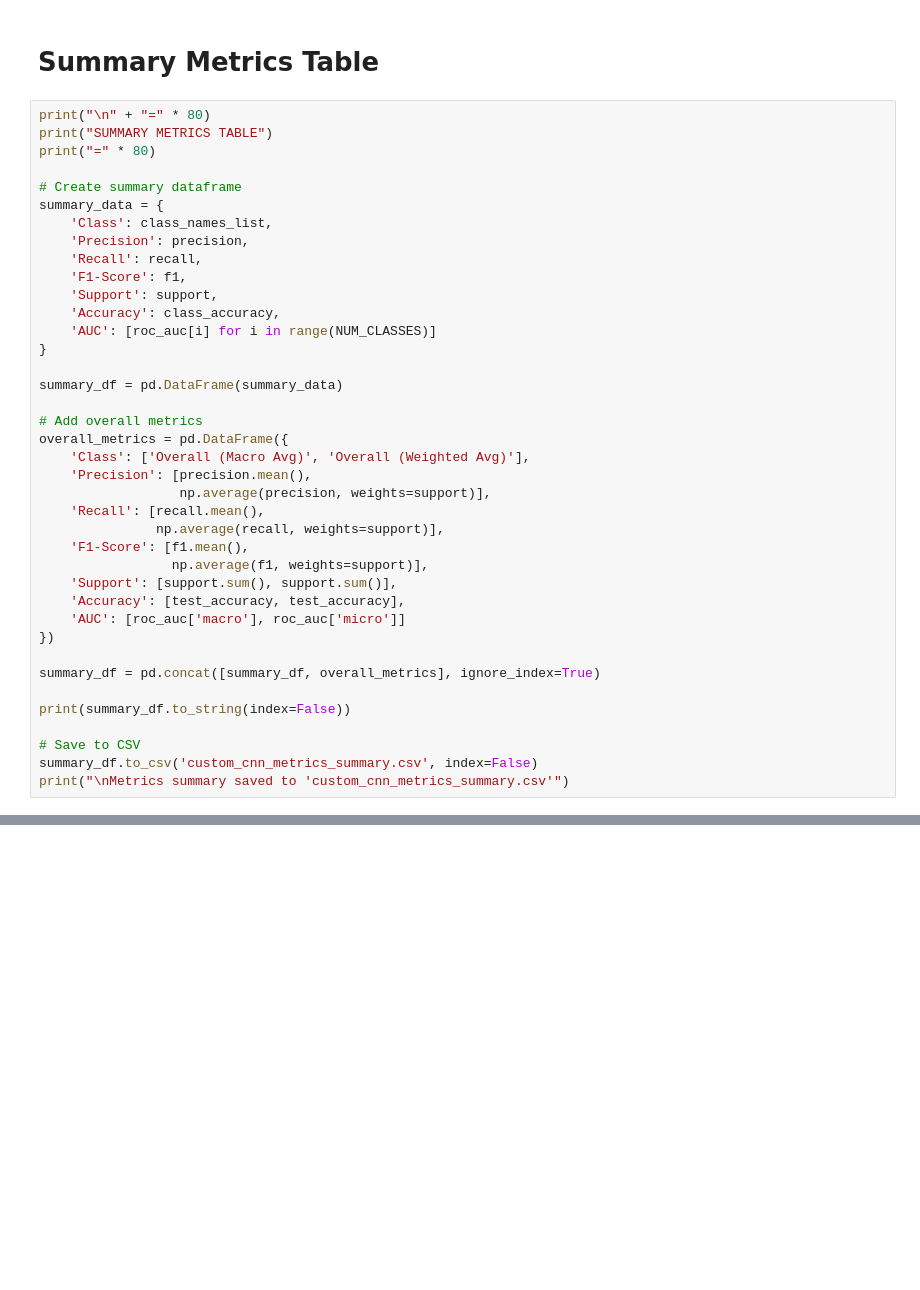
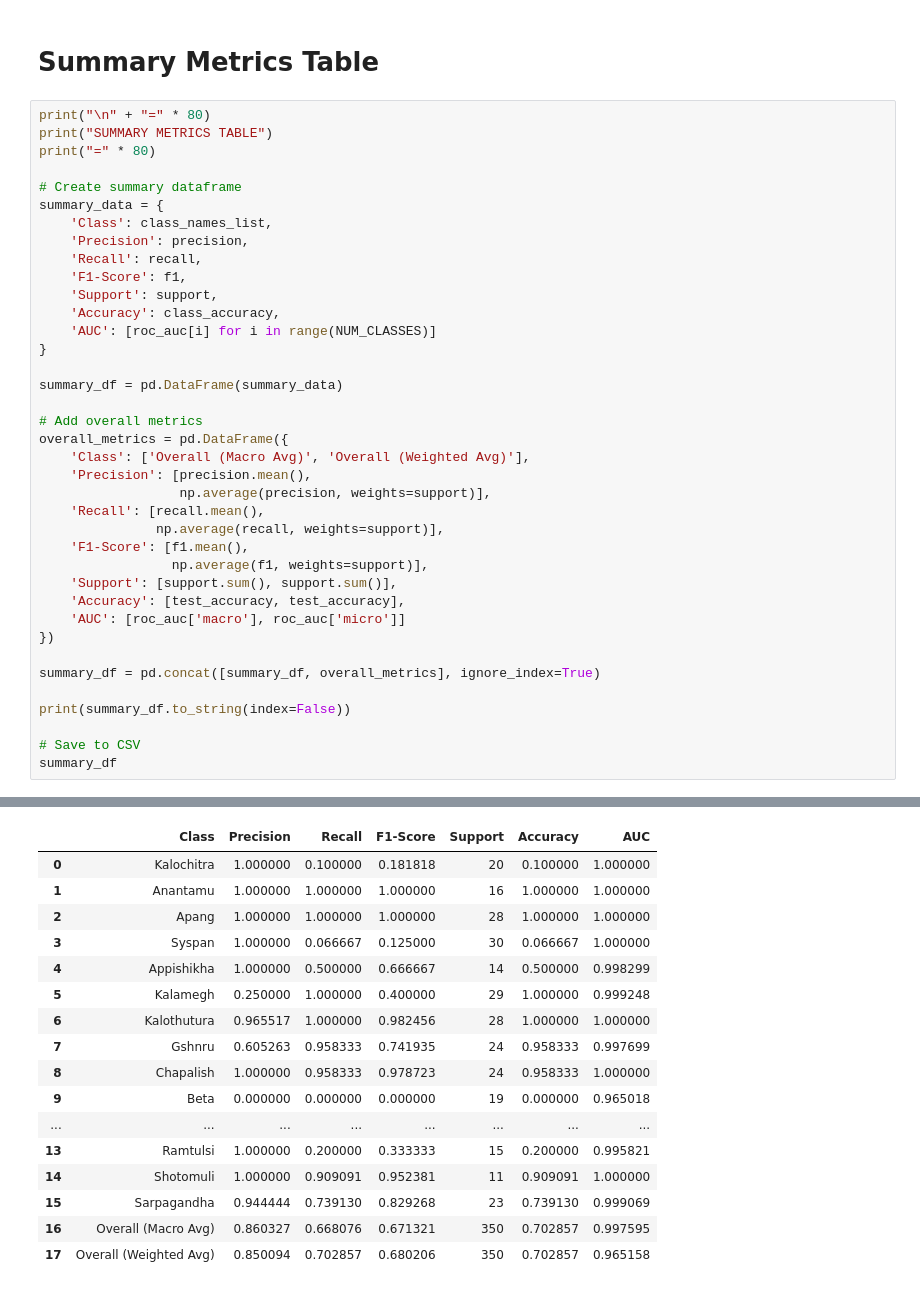
Before and after one commit to tasniaazra123/Rare-and-Endangered-Medicinal-Plants-in-Bangladesh, a Jupyter notebook: CODE/custom-cnn.ipynb, the cells around one changed output, grey strips where cells are left out. Cells and saved outputs as stored; diff of their text form; blank space fills up the shorter version.

```diff
--- a/CODE/custom-cnn.ipynb
+++ b/CODE/custom-cnn.ipynb
@@ -734,7 +833,6 @@ summary_df = pd.concat([summary_df, overall_metrics], ignore_index=True)
 print(summary_df.to_string(index=False))
 
 # Save to CSV
-summary_df.to_csv('custom_cnn_metrics_summary.csv', index=False)
-print("\nMetrics summary saved to 'custom_cnn_metrics_summary.csv'")
+summary_df
 # %% [output]
 ================================================================================
@@ -756,0 +855,17 @@ Time Performance:
+|  | Class | Precision | Recall | F1-Score | Support | Accuracy | AUC |
+| 0 | Kalochitra | 1.000000 | 0.100000 | 0.181818 | 20 | 0.100000 | 1.000000 |
+| 1 | Anantamu | 1.000000 | 1.000000 | 1.000000 | 16 | 1.000000 | 1.000000 |
+| 2 | Apang | 1.000000 | 1.000000 | 1.000000 | 28 | 1.000000 | 1.000000 |
+| 3 | Syspan | 1.000000 | 0.066667 | 0.125000 | 30 | 0.066667 | 1.000000 |
+| 4 | Appishikha | 1.000000 | 0.500000 | 0.666667 | 14 | 0.500000 | 0.998299 |
+| 5 | Kalamegh | 0.250000 | 1.000000 | 0.400000 | 29 | 1.000000 | 0.999248 |
+| 6 | Kalothutura | 0.965517 | 1.000000 | 0.982456 | 28 | 1.000000 | 1.000000 |
+| 7 | Gshnru | 0.605263 | 0.958333 | 0.741935 | 24 | 0.958333 | 0.997699 |
+| 8 | Chapalish | 1.000000 | 0.958333 | 0.978723 | 24 | 0.958333 | 1.000000 |
+| 9 | Beta | 0.000000 | 0.000000 | 0.000000 | 19 | 0.000000 | 0.965018 |
+| ... | ... | ... | ... | ... | ... | ... | ... |
+| 13 | Ramtulsi | 1.000000 | 0.200000 | 0.333333 | 15 | 0.200000 | 0.995821 |
+| 14 | Shotomuli | 1.000000 | 0.909091 | 0.952381 | 11 | 0.909091 | 1.000000 |
+| 15 | Sarpagandha | 0.944444 | 0.739130 | 0.829268 | 23 | 0.739130 | 0.999069 |
+| 16 | Overall (Macro Avg) | 0.860327 | 0.668076 | 0.671321 | 350 | 0.702857 | 0.997595 |
+| 17 | Overall (Weighted Avg) | 0.850094 | 0.702857 | 0.680206 | 350 | 0.702857 | 0.965158 |
```
Also changed, not shown: parts of 17 cells of this notebook.
